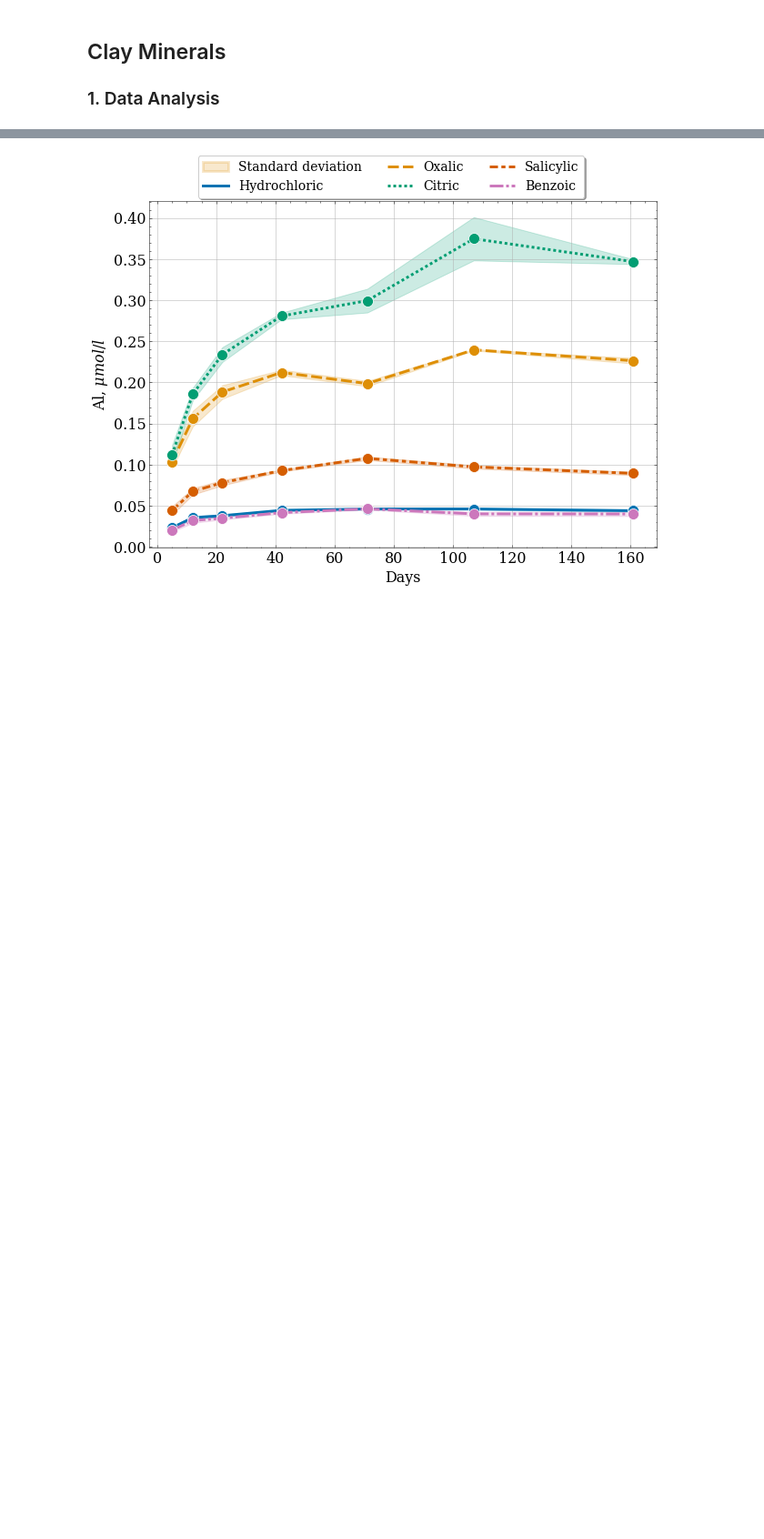
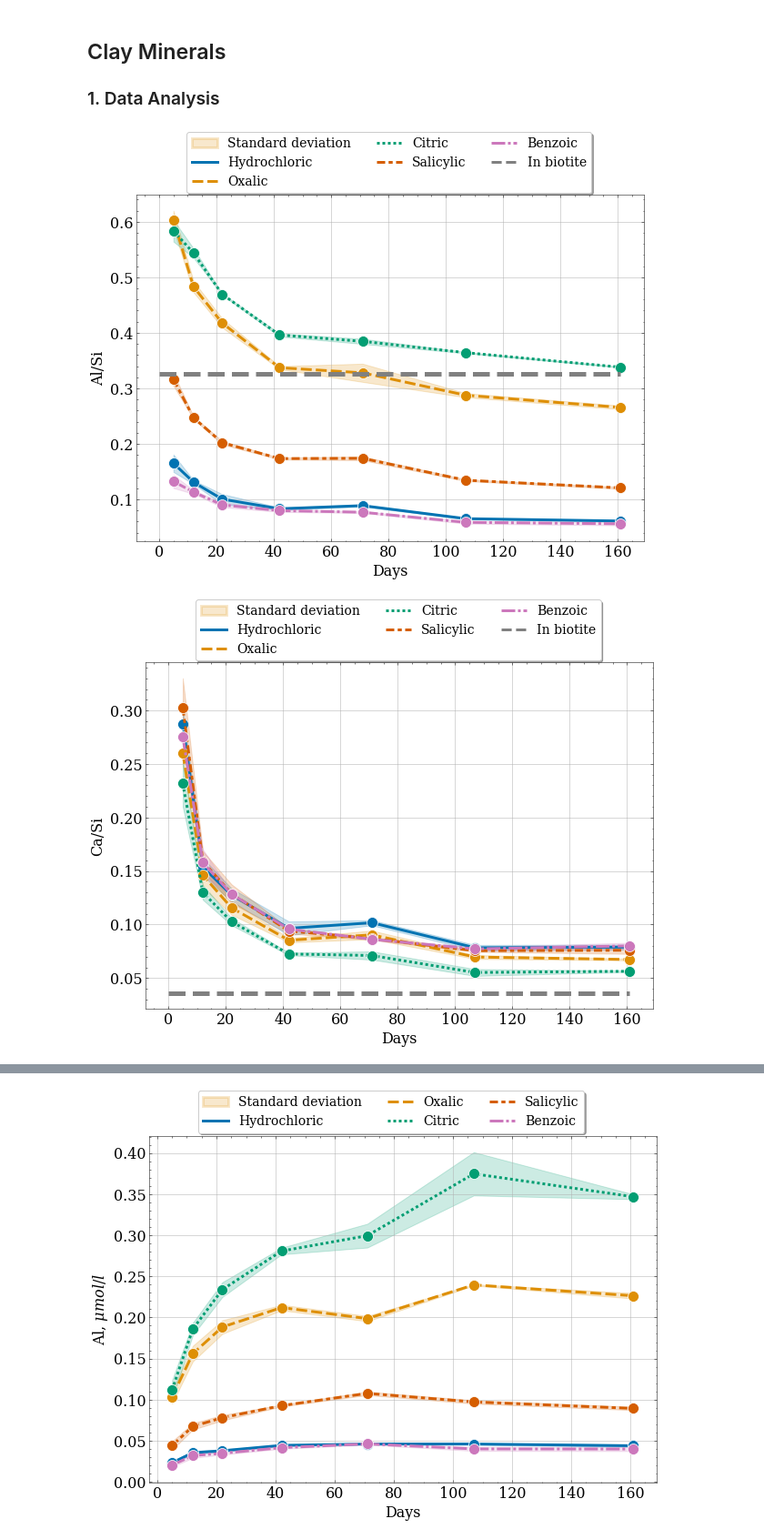
Before and after one commit to mishagrol/clay_minerals, a Jupyter notebook: notebooks/DataAnalysis.ipynb, the cells around one changed output, grey strips where cells are left out. Shown at 91% size. Saved outputs shown, nothing was run; the diff lists cells and outputs as text; code cells hidden in the pictures; blank space fills up the shorter version.

Commit message:
add: ratio plots

```diff
--- a/notebooks/DataAnalysis.ipynb
+++ b/notebooks/DataAnalysis.ipynb
@@ -68,3 +70,9 @@ for key, value in dict_AEM.items():
                                                                          x['parameter'],
                                                                          element=key,
                                                                      df_control=df_control), axis=1)
+# %%
+base_concetration = {"ratio_Mg_to_Si": 2.64/3.04,
+                    "ratio_Ca_to_Si": .11/3.04,
+                    "ratio_Fe_to_Si": 0.27/3.04,
+                    "ratio_Al_to_Si": 0.99/3.04,
+                    "ratio_K_to_Si": 0.67/3.04}
@@ -70,0 +82,51 @@ for key, value in dict_AEM.items():
+# %%
+
+
+# fig, axes = plt.subplots(3,2, figsize=(12,6))
+# axes=axes.flatten()
+folder = '../plots/acids_elements/'
+ratios=['ratio_Al_to_Si', 'ratio_Ca_to_Si', 'ratio_Fe_to_Si', 'ratio_K_to_Si','ratio_Mg_to_Si']
+for i, element in enumerate(ratios):
+
+    fig, ax = plt.subplots(1,1, figsize=(10,7))
+    sns.lineplot(x='days',
+                 y=element,
+                 marker='o',
+                 markersize=12,
+                 data=df,
+                 ci='sd',
+#                  ci = ('ci', 0.95),
+                 estimator='mean',
+                 style = 'parameter',
+                 linewidth = 3,
+                 hue='parameter',
+                 ax=ax
+                )
+    ax.grid()
+    ax.collections[1].set_label('Standard deviation')
+    ax.hlines(y=base_concetration[element], xmin=0, xmax=161,
+              linestyles='dashed',
+              label = 'In biotite',
+             linewidth=5,
+             color='grey', )
+    leg=ax.legend(frameon=True,
+               bbox_to_anchor=(0.91, 1.2),
+               fontsize=14,
+               ncol=3,
+               shadow=True,)
+
+#     leg = ax.legend()
+    naming = element.split('_')[1] + '/' + element.split('_')[3]
+    ax.set_ylabel(naming)
+    ax.set_xlabel('Days')
+    for i in leg.legendHandles:
+        i.set_linewidth(3)
+    fname = os.path.join(folder, element+'.png')
+    plt.savefig(fname,  dpi=300)
+    plt.show()
+#     break
+# plt.tight_layout()
+# plt.show()
+# %% [output]
+[figure, added]
+[figure, added]
```
Also changed, not shown: parts of 18 cells of this notebook.
